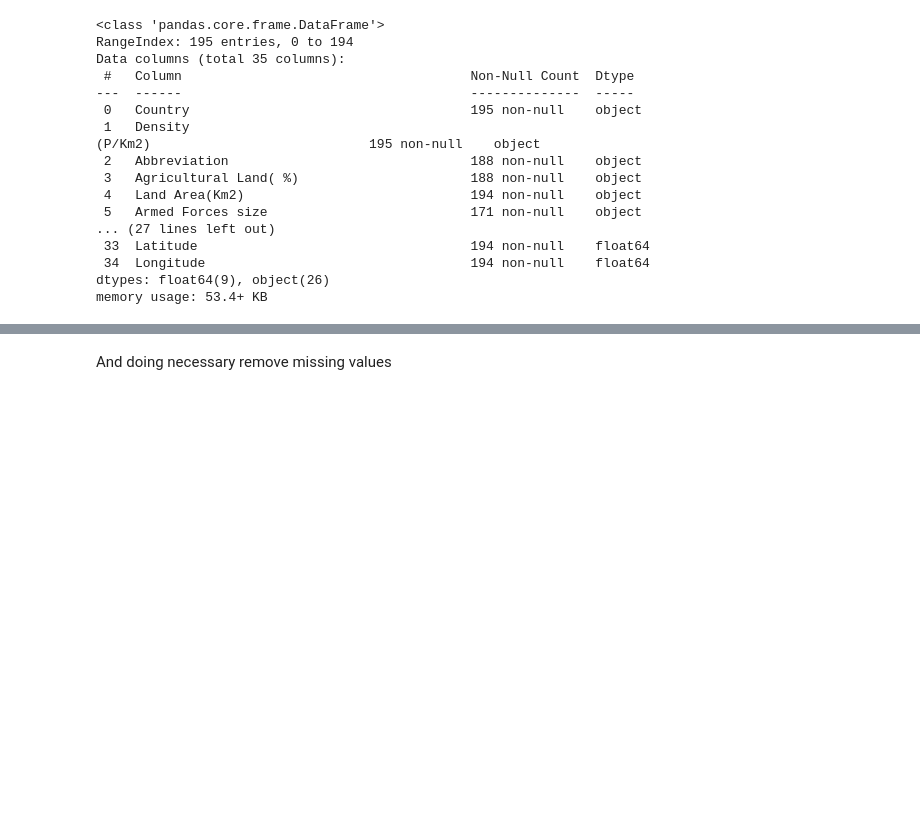
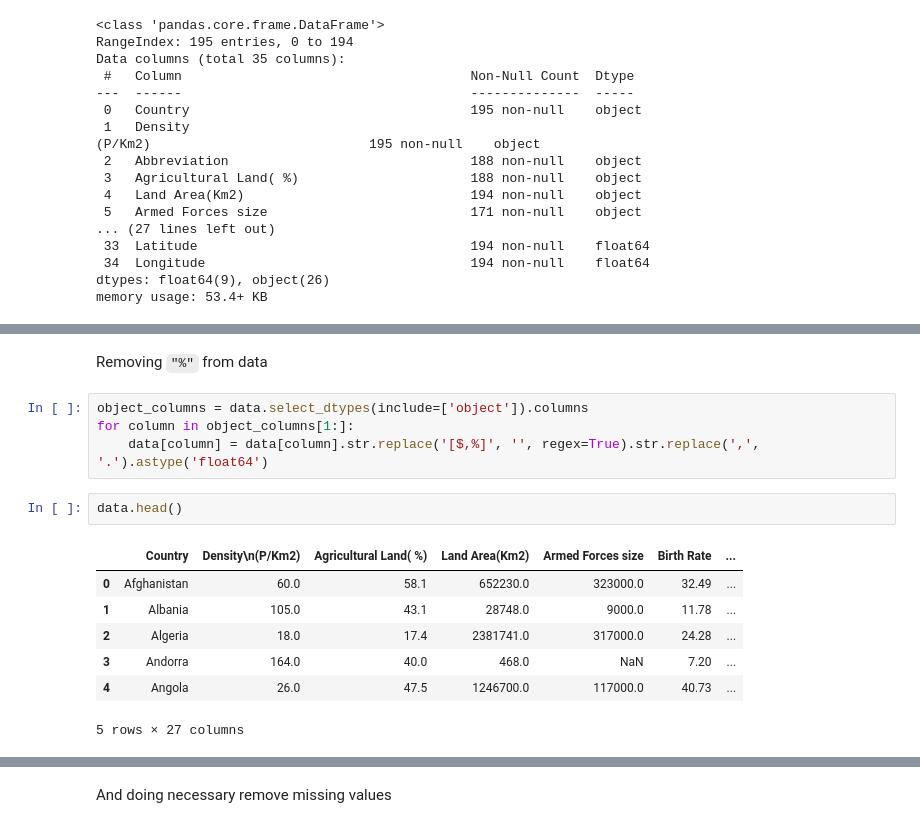
Before and after one commit to enricofindley/ds-project, a Jupyter notebook: country-well-being-index-prediction-with-xgboost.ipynb, the cells around one changed output, grey strips where cells are left out. Saved outputs shown, nothing was run; the diff lists cells and outputs as text; blank space fills up the shorter version.

```diff
--- a/country-well-being-index-prediction-with-xgboost.ipynb
+++ b/country-well-being-index-prediction-with-xgboost.ipynb
@@ -69,3 +95,19 @@ memory usage: 53.4+ KB
+# %% [markdown]
+Removing <code>"%"</code> from data
+# %%
+object_columns = data.select_dtypes(include=['object']).columns
+for column in object_columns[1:]:
+    data[column] = data[column].str.replace('[$,%]', '', regex=True).str.replace(',', '.').astype('float64')
+# %%
+data.head()
+# %% [output]
+|  | Country | Density\n(P/Km2) | Agricultural Land( %) | Land Area(Km2) | Armed Forces size | Birth Rate | ... |
+| 0 | Afghanistan | 60.0 | 58.1 | 652230.0 | 323000.0 | 32.49 | ... |
+| 1 | Albania | 105.0 | 43.1 | 28748.0 | 9000.0 | 11.78 | ... |
+| 2 | Algeria | 18.0 | 17.4 | 2381741.0 | 317000.0 | 24.28 | ... |
+| 3 | Andorra | 164.0 | 40.0 | 468.0 | NaN | 7.20 | ... |
+| 4 | Angola | 26.0 | 47.5 | 1246700.0 | 117000.0 | 40.73 | ... |
+5 rows × 27 columns
 # %%
 data.isnull().sum()
 # %% [output]
```
Also changed, not shown: parts of 14 cells of this notebook.
